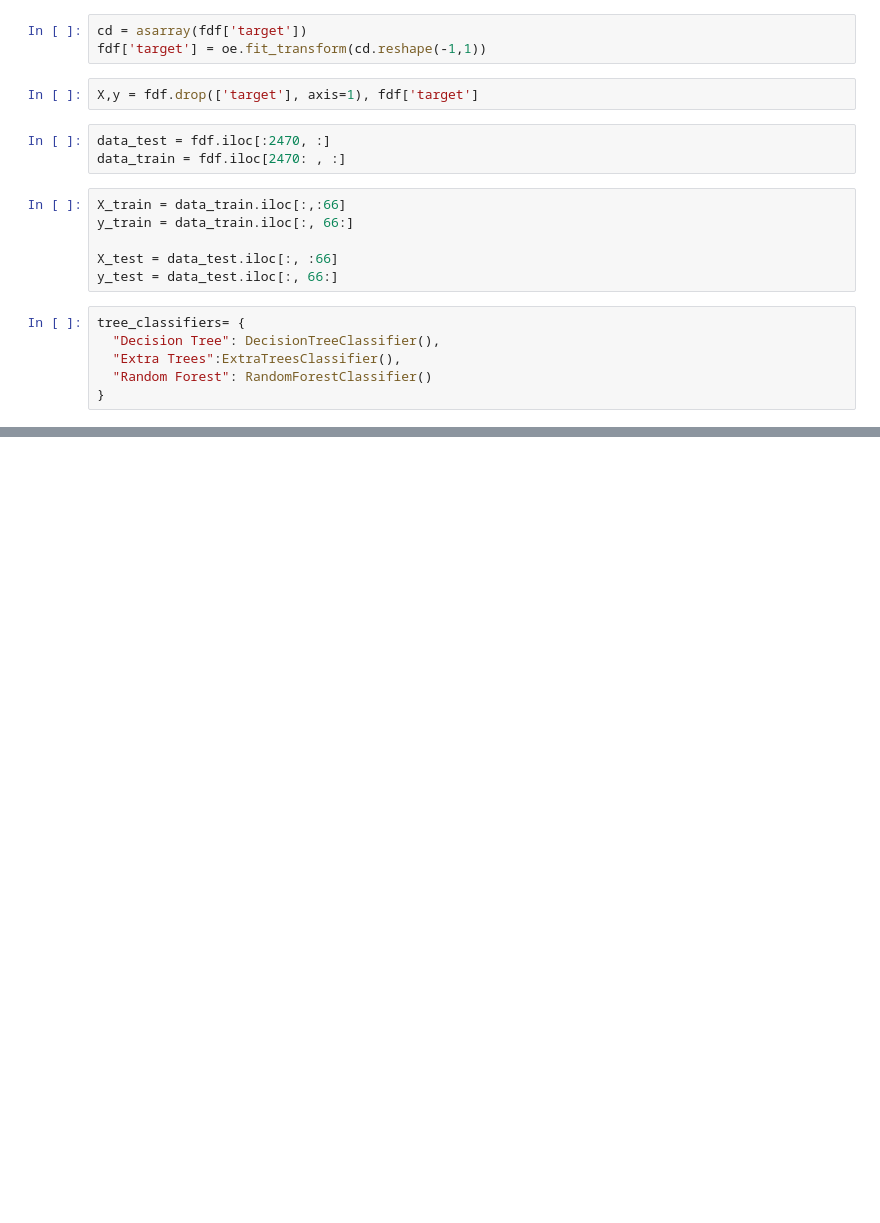
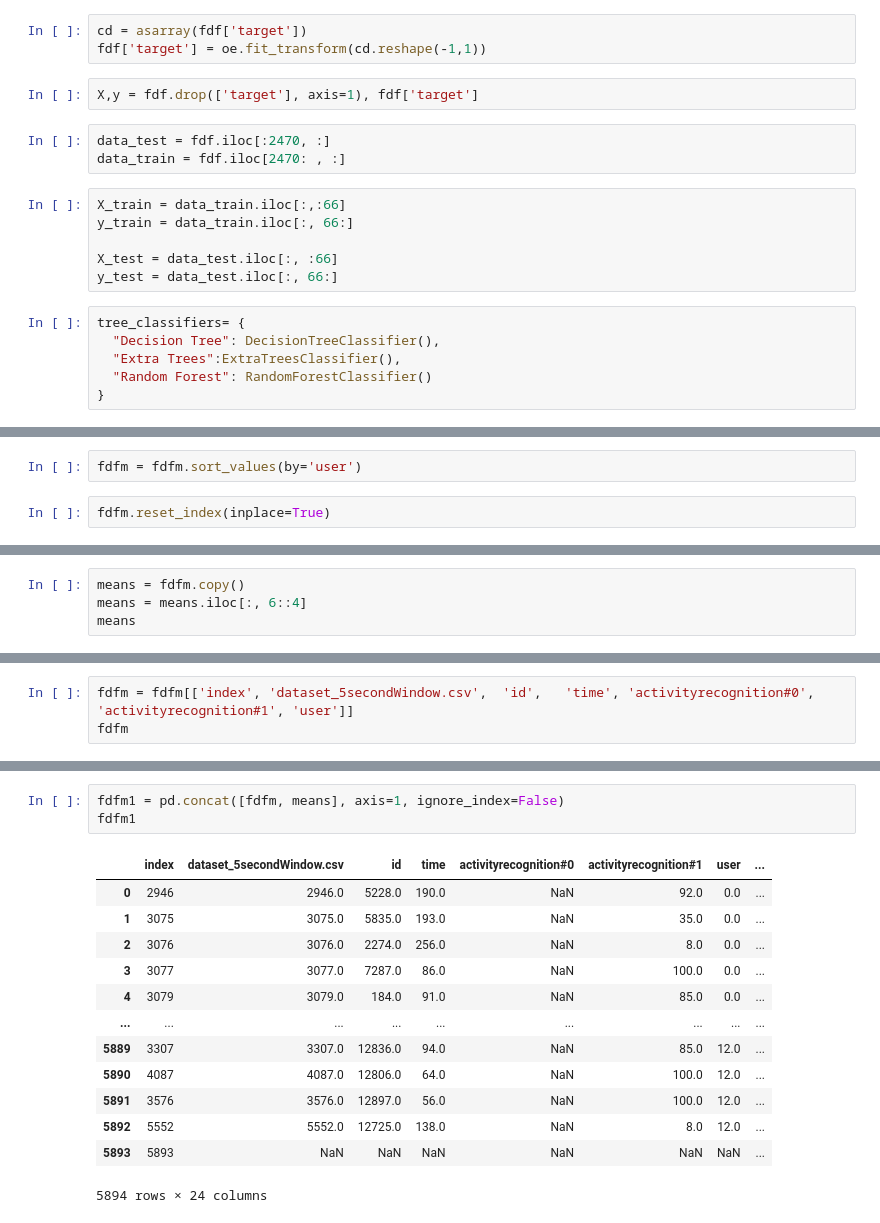
Before and after one commit to sardorick/BW-2-Fitness-ML, a Jupyter notebook: testing_with_split.ipynb, the cells around one changed output, grey strips where cells are left out. Saved outputs shown, nothing was run; the diff lists cells and outputs as text; blank space fills up the shorter version.

```diff
--- a/testing_with_split.ipynb
+++ b/testing_with_split.ipynb
@@ -217,0 +243,4 @@ results_ord.style.bar(subset=['Accuracy', 'Bal Acc.'], vmin=0, vmax=100, color='
+# %%
+fdfm = fdfm.sort_values(by='user')
+# %%
+fdfm.reset_index(inplace=True)
@@ -217,0 +257,4 @@ results_ord.style.bar(subset=['Accuracy', 'Bal Acc.'], vmin=0, vmax=100, color='
+# %%
+means = fdfm.copy()
+means = means.iloc[:, 6::4]
+means
@@ -217,0 +297,3 @@ results_ord.style.bar(subset=['Accuracy', 'Bal Acc.'], vmin=0, vmax=100, color='
+# %%
+fdfm = fdfm[['index', 'dataset_5secondWindow.csv',	'id',	'time',	'activityrecognition#0', 'activityrecognition#1', 'user']]
+fdfm
@@ -217,0 +314,17 @@ results_ord.style.bar(subset=['Accuracy', 'Bal Acc.'], vmin=0, vmax=100, color='
+# %%
+fdfm1 = pd.concat([fdfm, means], axis=1, ignore_index=False)
+fdfm1
+# %% [output]
+|  | index | dataset_5secondWindow.csv | id | time | activityrecognition#0 | activityrecognition#1 | user | ... |
+| 0 | 2946 | 2946.0 | 5228.0 | 190.0 | NaN | 92.0 | 0.0 | ... |
+| 1 | 3075 | 3075.0 | 5835.0 | 193.0 | NaN | 35.0 | 0.0 | ... |
+| 2 | 3076 | 3076.0 | 2274.0 | 256.0 | NaN | 8.0 | 0.0 | ... |
+| 3 | 3077 | 3077.0 | 7287.0 | 86.0 | NaN | 100.0 | 0.0 | ... |
+| 4 | 3079 | 3079.0 | 184.0 | 91.0 | NaN | 85.0 | 0.0 | ... |
+| ... | ... | ... | ... | ... | ... | ... | ... | ... |
+| 5889 | 3307 | 3307.0 | 12836.0 | 94.0 | NaN | 85.0 | 12.0 | ... |
+| 5890 | 4087 | 4087.0 | 12806.0 | 64.0 | NaN | 100.0 | 12.0 | ... |
+| 5891 | 3576 | 3576.0 | 12897.0 | 56.0 | NaN | 100.0 | 12.0 | ... |
+| 5892 | 5552 | 5552.0 | 12725.0 | 138.0 | NaN | 8.0 | 12.0 | ... |
+| 5893 | 5893 | NaN | NaN | NaN | NaN | NaN | NaN | ... |
+5894 rows × 24 columns
```
Also changed, not shown: parts of 24 cells of this notebook.
